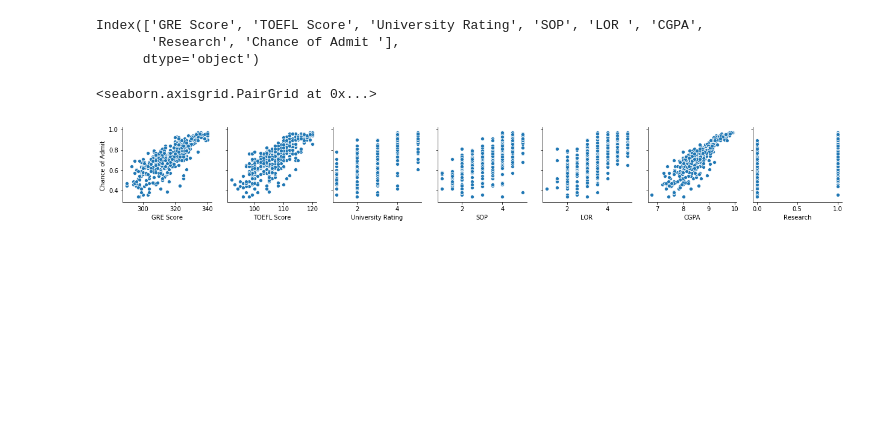
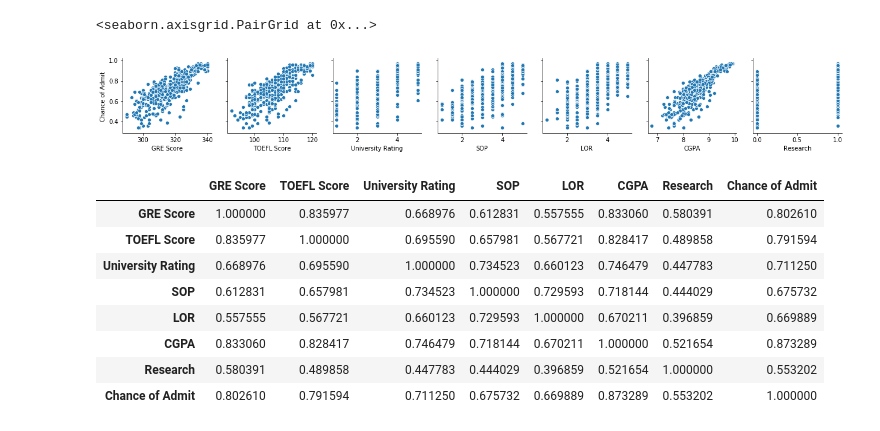
Before and after one commit to ChinmaySheth/Predicting-Admissions, a Jupyter notebook: Predicting_Admissions.ipynb, the cells around one changed output. Saved outputs shown, nothing was run; the diff lists cells and outputs as text; code cells hidden in the pictures; blank space fills up the shorter version.

```diff
--- a/Predicting_Admissions.ipynb
+++ b/Predicting_Admissions.ipynb
@@ -33,13 +40,8 @@ Research             400
 Chance of Admit      400
 dtype: int64
 # %%
-allData.isnull().values.any() #There are no null values in the data; we don't have any missing data.
+allData.isnull().values.any()
 allData = allData.drop(['Serial No.'], axis=1)
-allData.columns
-# %% [output]
-Index(['GRE Score', 'TOEFL Score', 'University Rating', 'SOP', 'LOR ', 'CGPA',
-       'Research', 'Chance of Admit '],
-      dtype='object')
 # %%
 sns.pairplot(allData, y_vars=['Chance of Admit '], x_vars=['GRE Score',
                                                           'TOEFL Score',
@@ -51,3 +53,15 @@ sns.pairplot(allData, y_vars=['Chance of Admit '], x_vars=['GRE Score',
 # %% [output]
 <seaborn.axisgrid.PairGrid at 0x...>
 [figure]
+# %%
+allData.corr('pearson')
+# %% [output]
+|  | GRE Score | TOEFL Score | University Rating | SOP | LOR | CGPA | Research | Chance of Admit |
+| GRE Score | 1.000000 | 0.835977 | 0.668976 | 0.612831 | 0.557555 | 0.833060 | 0.580391 | 0.802610 |
+| TOEFL Score | 0.835977 | 1.000000 | 0.695590 | 0.657981 | 0.567721 | 0.828417 | 0.489858 | 0.791594 |
+| University Rating | 0.668976 | 0.695590 | 1.000000 | 0.734523 | 0.660123 | 0.746479 | 0.447783 | 0.711250 |
+| SOP | 0.612831 | 0.657981 | 0.734523 | 1.000000 | 0.729593 | 0.718144 | 0.444029 | 0.675732 |
+| LOR | 0.557555 | 0.567721 | 0.660123 | 0.729593 | 1.000000 | 0.670211 | 0.396859 | 0.669889 |
+| CGPA | 0.833060 | 0.828417 | 0.746479 | 0.718144 | 0.670211 | 1.000000 | 0.521654 | 0.873289 |
+| Research | 0.580391 | 0.489858 | 0.447783 | 0.444029 | 0.396859 | 0.521654 | 1.000000 | 0.553202 |
+| Chance of Admit | 0.802610 | 0.791594 | 0.711250 | 0.675732 | 0.669889 | 0.873289 | 0.553202 | 1.000000 |
```
Also changed, not shown: parts of 13 cells of this notebook.
